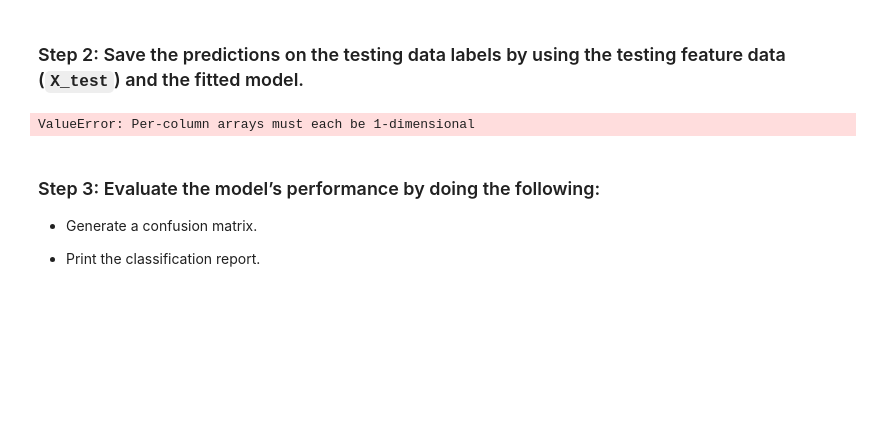
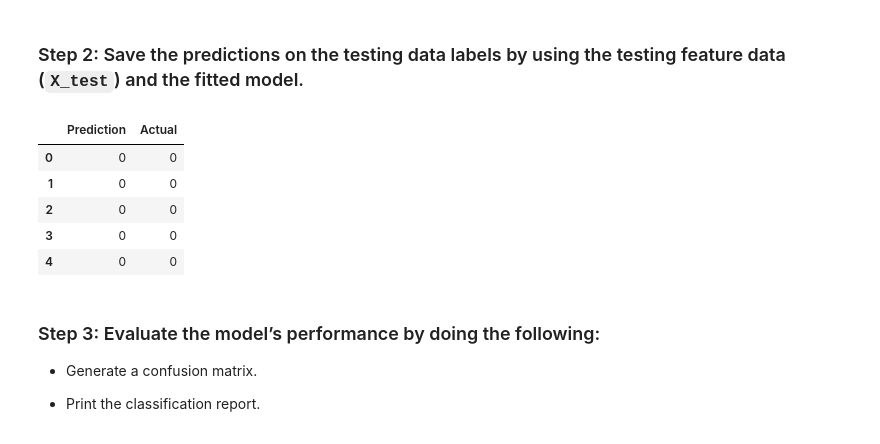
Before and after one commit to hmk81996/credit-risk-classification, a Jupyter notebook: credit_risk_classification.ipynb, the cells around one changed output. Drawn from its saved outputs; the diff is of its cells as text; code cells hidden in the pictures; blank space fills up the shorter version.

```diff
--- a/credit_risk_classification.ipynb
+++ b/credit_risk_classification.ipynb
@@ -88,10 +90,21 @@ LogisticRegression(random_state=1)
 # %%
 # Make a prediction using the testing data
 predictions = classifier.predict(X_test)
+
+# Ensure predictions and y_test are 1-dimensional
+predictions = predictions.ravel()
+y_test=y_test.ravel()
+
+# Create the DataFrame
 results = pd.DataFrame({"Prediction": predictions, "Actual": y_test}).reset_index(drop=True)
 results.head()
 # %% [output]
-ValueError: Per-column arrays must each be 1-dimensional
+|  | Prediction | Actual |
+| 0 | 0 | 0 |
+| 1 | 0 | 0 |
+| 2 | 0 | 0 |
+| 3 | 0 | 0 |
+| 4 | 0 | 0 |
 # %% [markdown]
 ### Step 3: Evaluate the model’s performance by doing the following:
 
```
Also changed, not shown: parts of 9 cells of this notebook.
